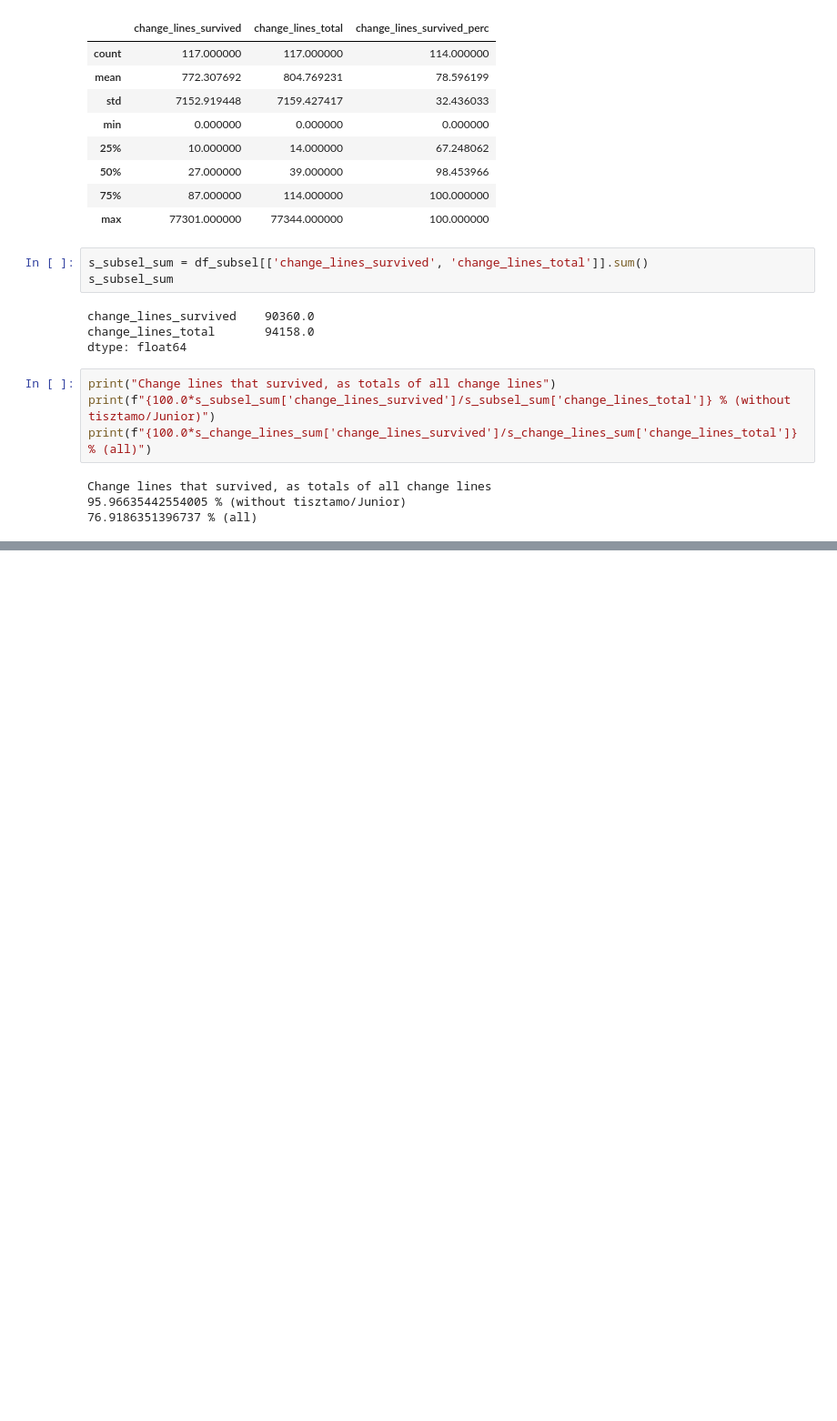
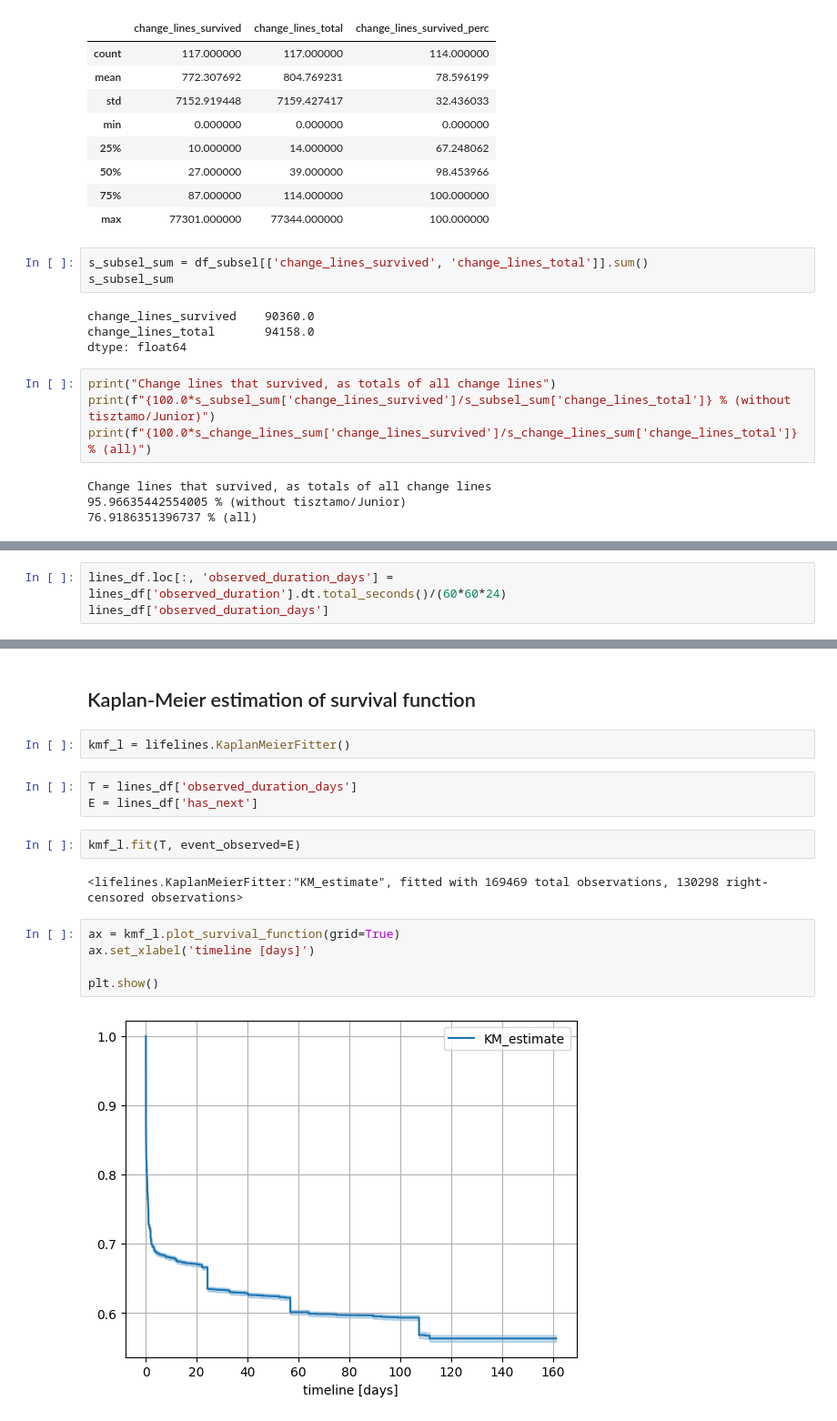
Before and after one commit to ncusi/MSR_Challenge_2024, a Jupyter notebook: notebooks/analyze_changes_survival.ipynb, the cells around one changed output, grey strips where cells are left out. Shown at 91% size. Drawn from its saved outputs; the diff is of its cells as text; blank space fills up the shorter version.

```diff
--- a/notebooks/analyze_changes_survival.ipynb
+++ b/notebooks/analyze_changes_survival.ipynb
@@ -229,0 +433,3 @@ Change lines that survived, as totals of all change lines
+# %%
+lines_df.loc[:, 'observed_duration_days'] = lines_df['observed_duration'].dt.total_seconds()/(60*60*24)
+lines_df['observed_duration_days']
@@ -229,0 +449,18 @@ Change lines that survived, as totals of all change lines
+# %% [markdown]
+## Kaplan-Meier estimation of survival function
+# %%
+kmf_l = lifelines.KaplanMeierFitter()
+# %%
+T = lines_df['observed_duration_days']
+E = lines_df['has_next']
+# %%
+kmf_l.fit(T, event_observed=E)
+# %% [output]
+<lifelines.KaplanMeierFitter:"KM_estimate", fitted with 169469 total observations, 130298 right-censored observations>
+# %%
+ax = kmf_l.plot_survival_function(grid=True)
+ax.set_xlabel('timeline [days]')
+
+plt.show()
+# %% [output]
+[figure, added]
```
Also changed, not shown: parts of 37 cells of this notebook.
